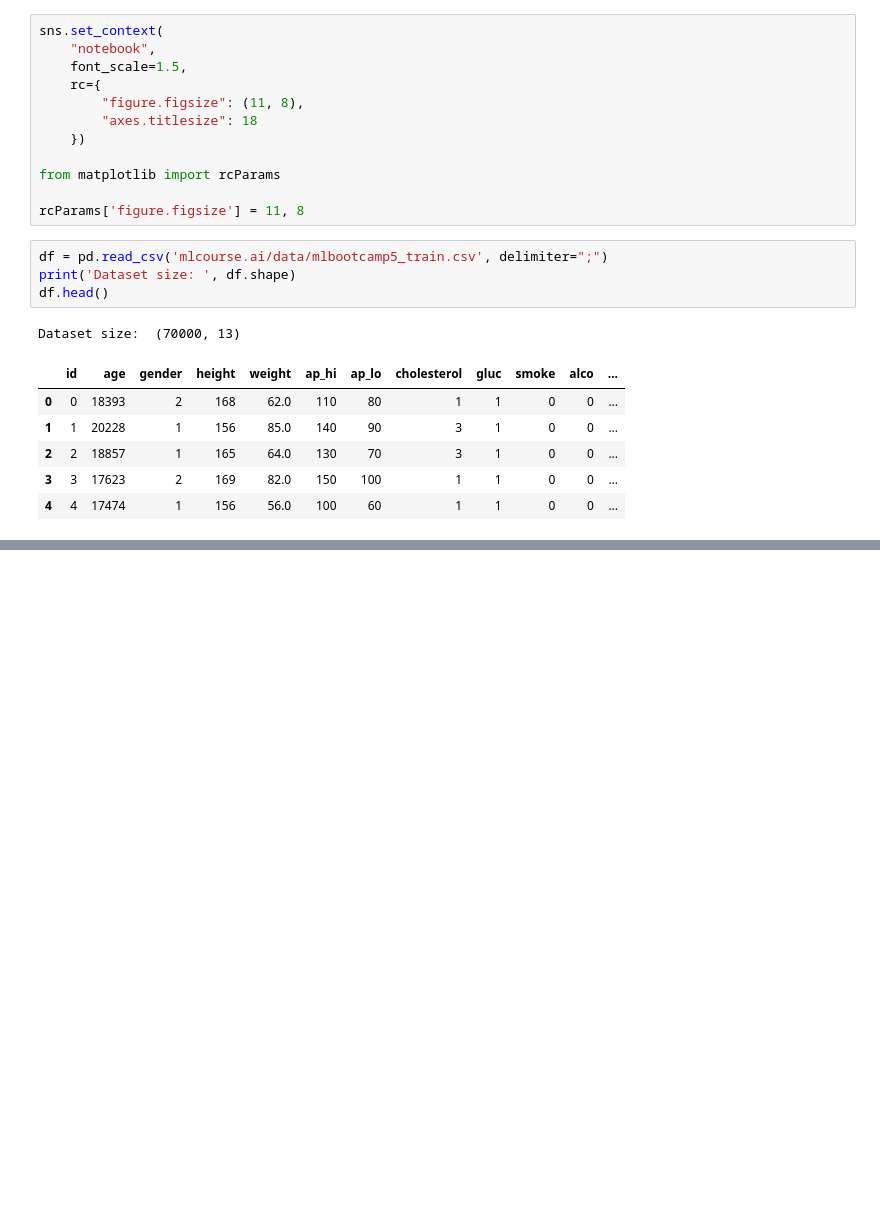
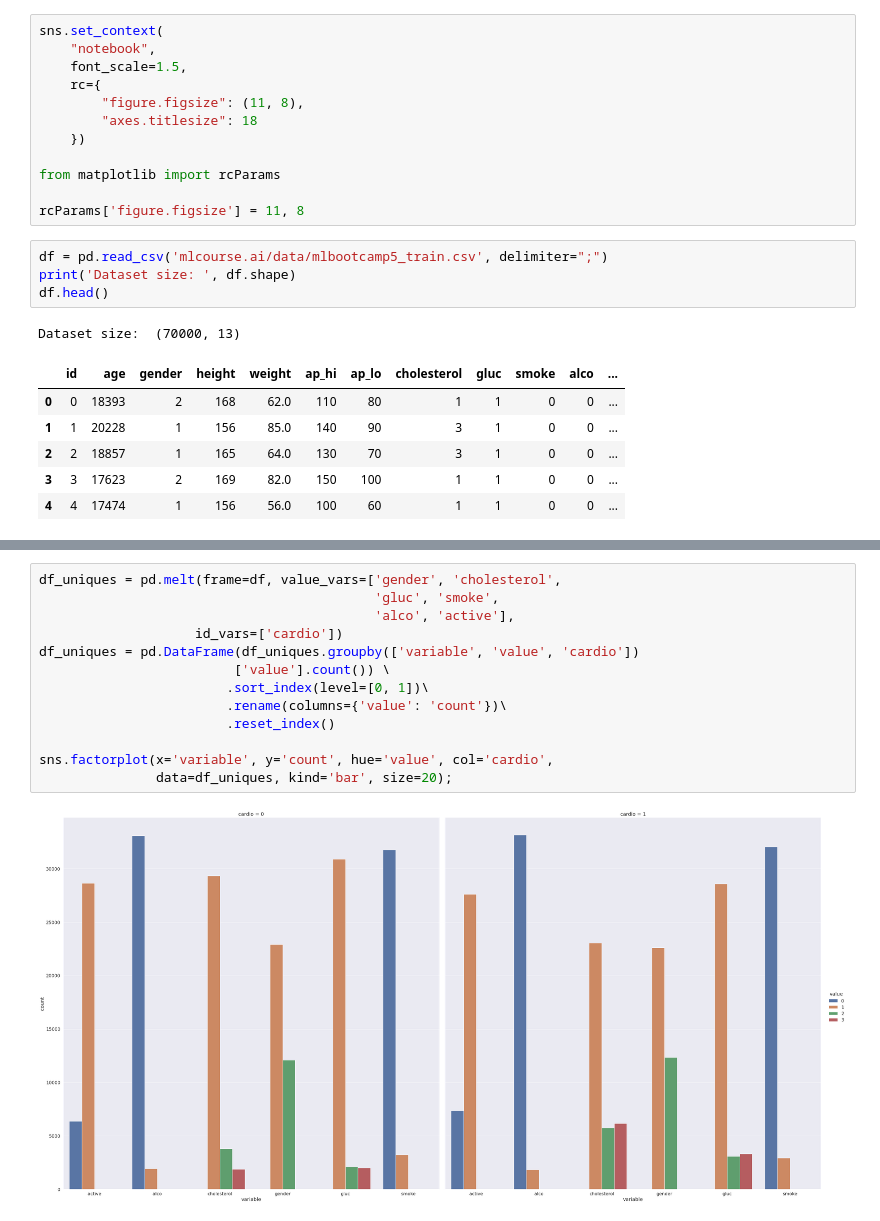
Before and after one commit to mathamateur/mlcourse.ai_assignments, a Jupyter notebook: MLcourse_21_a.ipynb, the cells around one changed output, grey strips where cells are left out. Drawn from its saved outputs; the diff is of its cells as text; blank space fills up the shorter version.

```diff
--- a/MLcourse_21_a.ipynb
+++ b/MLcourse_21_a.ipynb
@@ -39,0 +52,15 @@ pd.read_csv?
+# %%
+df_uniques = pd.melt(frame=df, value_vars=['gender', 'cholesterol',
+                                           'gluc', 'smoke',
+                                           'alco', 'active'],
+                    id_vars=['cardio'])
+df_uniques = pd.DataFrame(df_uniques.groupby(['variable', 'value', 'cardio'])
+                         ['value'].count()) \
+                        .sort_index(level=[0, 1])\
+                        .rename(columns={'value': 'count'})\
+                        .reset_index()
+
+sns.factorplot(x='variable', y='count', hue='value', col='cardio',
+               data=df_uniques, kind='bar', size=20);
+# %% [output]
+[figure, added]
```
Also changed, not shown: parts of 28 cells of this notebook.
